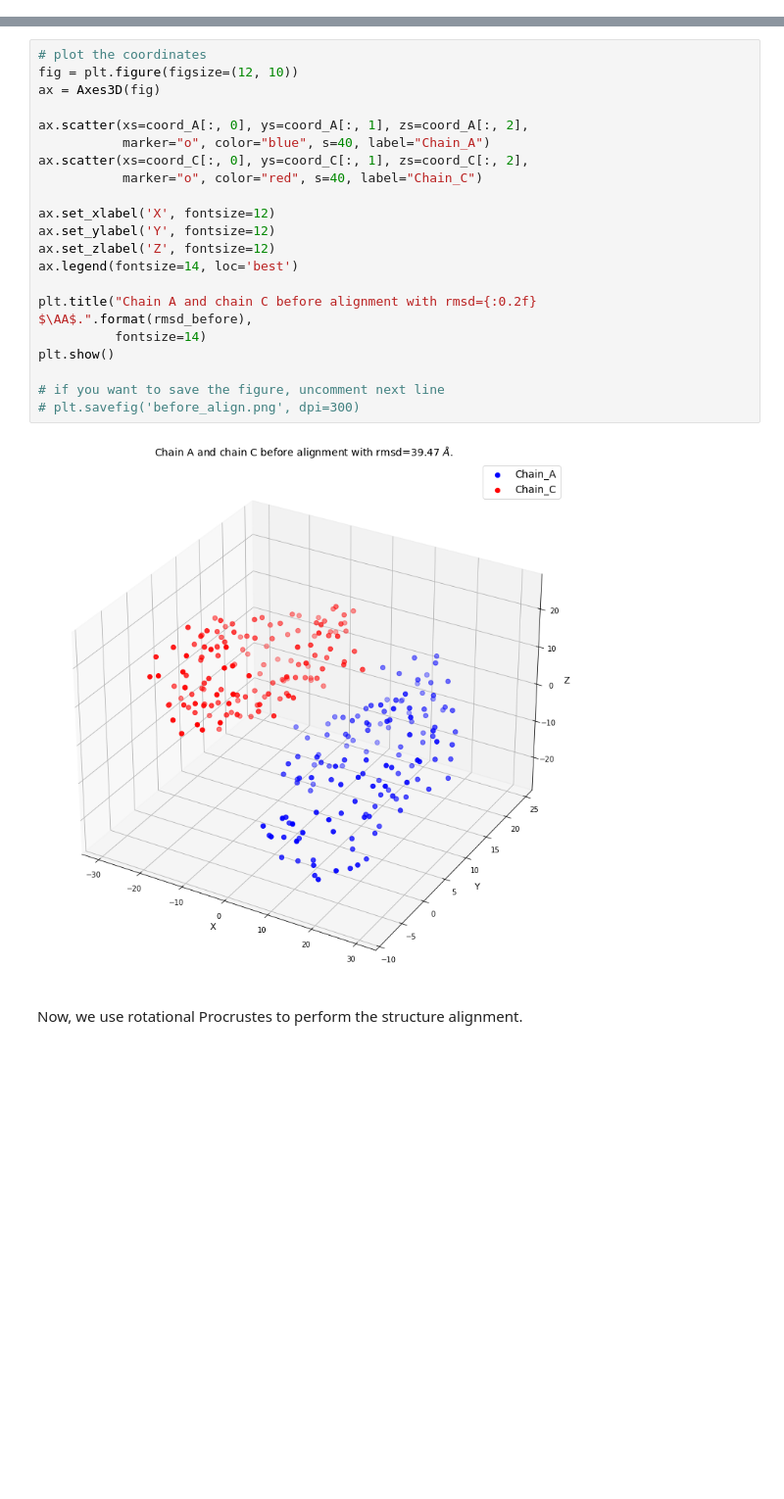
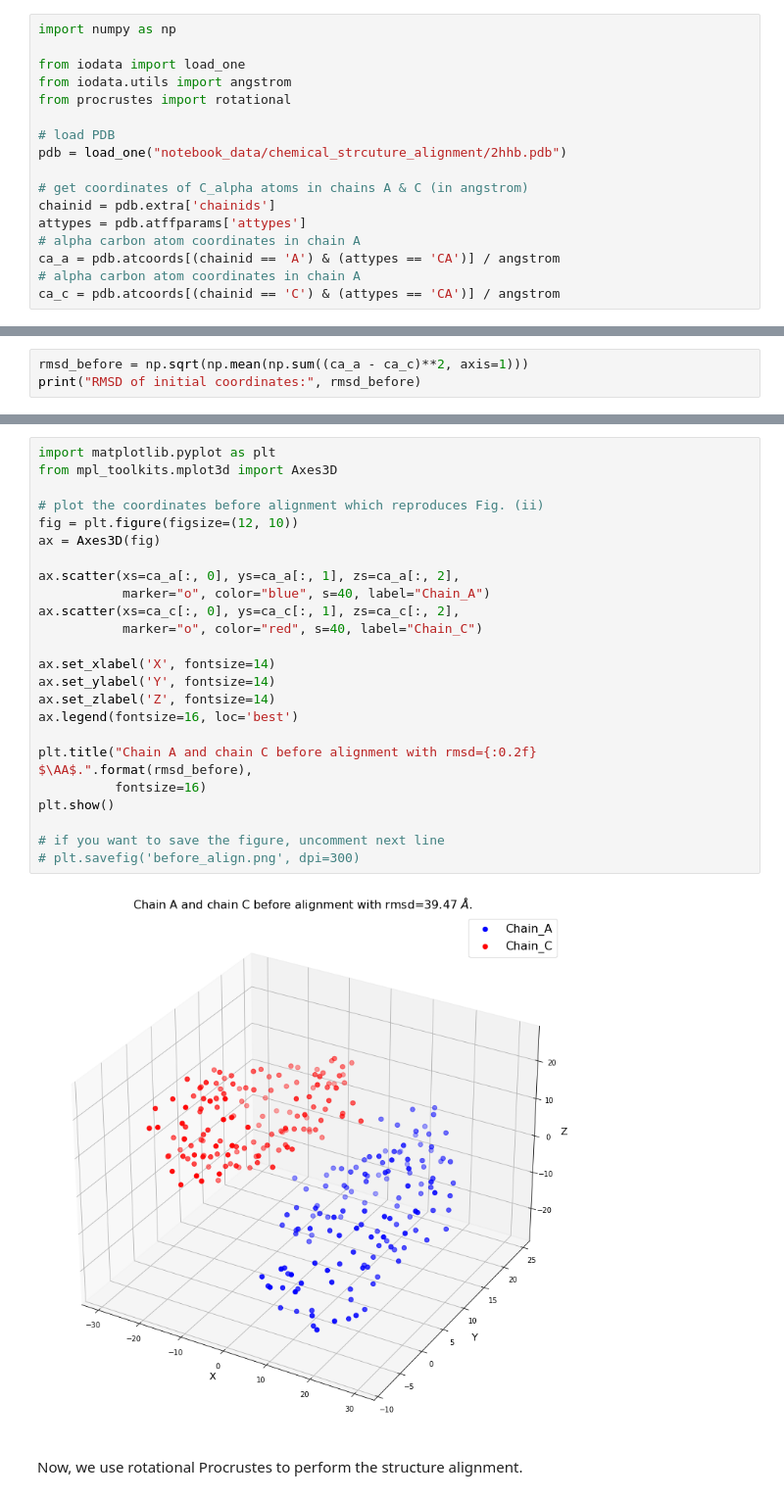
Before and after one commit to theochem/procrustes, a Jupyter notebook: docs/notebooks/Chemical_Structure_Alignment.ipynb, the cells around one changed output, grey strips where cells are left out. Shown at 98% size. Saved outputs shown, nothing was run; the diff lists cells and outputs as text; blank space fills up the shorter version.

Commit message:
Refactor chemical structure alignment example

```diff
--- a/docs/notebooks/Chemical_Structure_Alignment.ipynb
+++ b/docs/notebooks/Chemical_Structure_Alignment.ipynb
@@ -157,2 +27,19 @@ def compute_rmsd(A, B):
+# %%
+import numpy as np
+
+from iodata import load_one
+from iodata.utils import angstrom
+from procrustes import rotational
+
+# load PDB
+pdb = load_one("notebook_data/chemical_strcuture_alignment/2hhb.pdb")
+
+# get coordinates of C_alpha atoms in chains A & C (in angstrom)
+chainid = pdb.extra['chainids']
+attypes = pdb.atffparams['attypes']
+# alpha carbon atom coordinates in chain A
+ca_a = pdb.atcoords[(chainid == 'A') & (attypes == 'CA')] / angstrom
+# alpha carbon atom coordinates in chain A
+ca_c = pdb.atcoords[(chainid == 'C') & (attypes == 'CA')] / angstrom
 # %% [markdown]
 Root-mean-square deviation (RMSD) is a used to assess the
@@ -165,0 +48,3 @@ print(rmsd_before)
+# %%
+rmsd_before = np.sqrt(np.mean(np.sum((ca_a - ca_c)**2, axis=1)))
+print("RMSD of initial coordinates:", rmsd_before)
@@ -166,25 +53,28 @@ print(rmsd_before)
 # %%
-# plot the coordinates
+import matplotlib.pyplot as plt
+from mpl_toolkits.mplot3d import Axes3D
+
+# plot the coordinates before alignment which reproduces Fig. (ii)
 fig = plt.figure(figsize=(12, 10))
 ax = Axes3D(fig)
 
-ax.scatter(xs=coord_A[:, 0], ys=coord_A[:, 1], zs=coord_A[:, 2],
+ax.scatter(xs=ca_a[:, 0], ys=ca_a[:, 1], zs=ca_a[:, 2],
            marker="o", color="blue", s=40, label="Chain_A")
-ax.scatter(xs=coord_C[:, 0], ys=coord_C[:, 1], zs=coord_C[:, 2],
+ax.scatter(xs=ca_c[:, 0], ys=ca_c[:, 1], zs=ca_c[:, 2],
            marker="o", color="red", s=40, label="Chain_C")
 
-ax.set_xlabel('X', fontsize=12)
-ax.set_ylabel('Y', fontsize=12)
-ax.set_zlabel('Z', fontsize=12)
-ax.legend(fontsize=14, loc='best')
+ax.set_xlabel('X', fontsize=14)
+ax.set_ylabel('Y', fontsize=14)
+ax.set_zlabel('Z', fontsize=14)
+ax.legend(fontsize=16, loc='best')
 
 plt.title("Chain A and chain C before alignment with rmsd={:0.2f} $\AA$.".format(rmsd_before),
-          fontsize=14)
+          fontsize=16)
 plt.show()
 
 # if you want to save the figure, uncomment next line
 # plt.savefig('before_align.png', dpi=300)
 # %% [output]
-[figure, old version]
+[figure, new version]
 # %% [markdown]
 Now, we use rotational Procrustes to perform the structure alignment.
```
Also changed, not shown: parts of 23 cells of this notebook.
